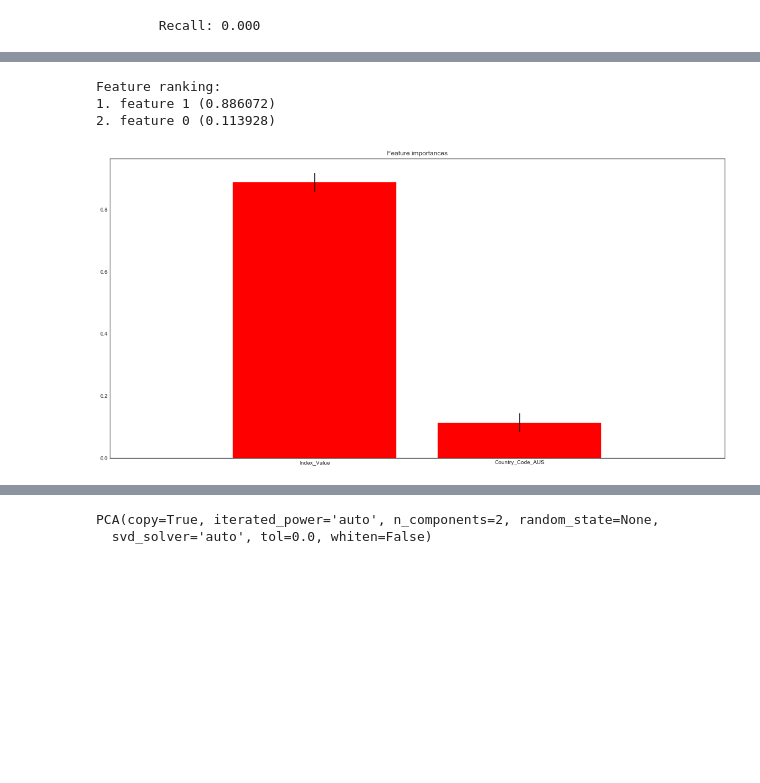
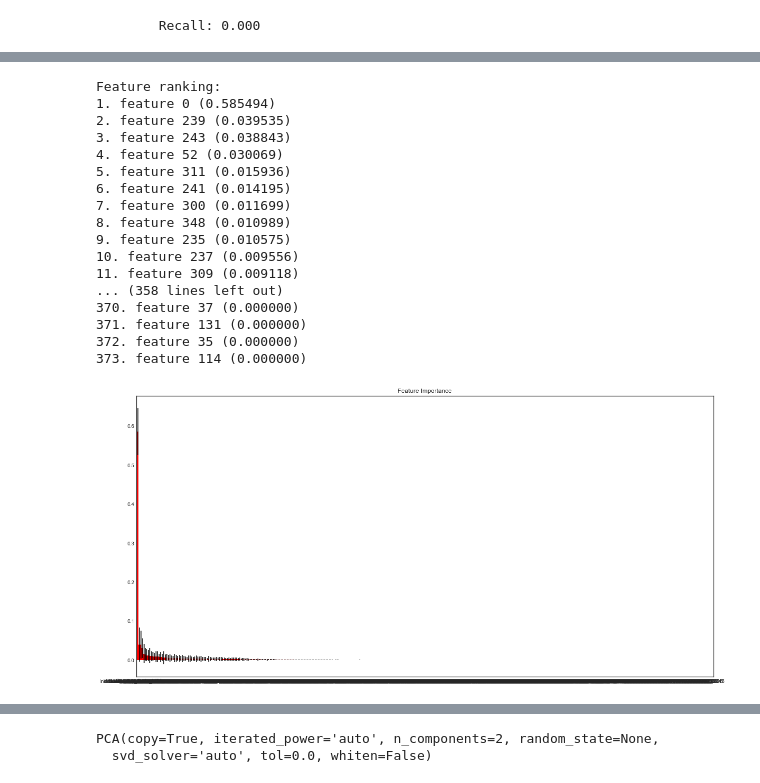
Before and after one commit to milabknowin/Thinkful, a Jupyter notebook: Unsupervised_Learning/Capstone/Global_Fertility_Final_Capstone.ipynb, the cells around one changed output, grey strips where cells are left out. Saved outputs shown, nothing was run; the diff lists cells and outputs as text; code cells hidden in the pictures; blank space fills up the shorter version.

```diff
--- a/Unsupervised_Learning/Capstone/Global_Fertility_Final_Capstone.ipynb
+++ b/Unsupervised_Learning/Capstone/Global_Fertility_Final_Capstone.ipynb
@@ -694,0 +929,4 @@ print("\tRecall: %1.3f" % recall_score(y_test, y_pred))
+# %%
+# get dummies for the US
+
+features_us = pd.get_dummies(us[['Country_Code', 'Indicator_Code', 'Year', 'Index_Value']])
@@ -694,0 +971,14 @@ print("\tRecall: %1.3f" % recall_score(y_test, y_pred))
+# %%
+from sklearn.model_selection import train_test_split
+
+X = features_us.drop(['Indicator_Code_SP.DYN.TFRT.IN'], 1)
+
+y = features_us[('Indicator_Code_SP.DYN.TFRT.IN')]
+
+# Divide into training and test sets
+
+X_train, X_test, y_train, y_test = train_test_split(
+    X,
+    y,
+    test_size=0.3,
+    random_state=42)
@@ -694,0 +1037,5 @@ print("\tRecall: %1.3f" % recall_score(y_test, y_pred))
+# %%
+# xgboost classifier
+
+xgb = XGBClassifier()
+xgb.fit(X_train, y_train)
@@ -695,29 +1124,46 @@ print("\tRecall: %1.3f" % recall_score(y_test, y_pred))
 # %%
-# calculate & plot feature importance for random forest classifier
+# calculate & plot feature importance
 
 importances = rfc.feature_importances_
 std = np.std([tree.feature_importances_ for tree in rfc.estimators_],
              axis=0)
 indices = np.argsort(importances)[::-1]
+
+df_us = pd.DataFrame(importances)
 
 # Print the feature ranking
 print("Feature ranking:")
 
 for f in range(X_train.shape[1]):
     print("%d. feature %d (%f)" % (f + 1, indices[f], importances[indices[f]]))
 
-feature_names = features.columns # e.g. ['A', 'B', 'C', 'D', 'E']
+feature_names = features_us.columns # e.g. ['A', 'B', 'C', 'D', 'E']
 
 # Plot the feature importances of the forest
 plt.figure()
 plt.title("Feature Importance")
 plt.bar(range(X_train.shape[1]), importances[indices],
        color="r", yerr=std[indices], align="center")
+#plt.xticks(range(X_train.shape[1]), indices)
 plt.xticks(range(X_train.shape[1]), feature_names)
 plt.xlim([-1, X_train.shape[1]])
 plt.show()
 # %% [output]
 Feature ranking:
-1. feature 1 (0.886072)
-2. feature 0 (0.113928)
+1. feature 0 (0.585494)
+2. feature 239 (0.039535)
+3. feature 243 (0.038843)
+4. feature 52 (0.030069)
+5. feature 311 (0.015936)
+6. feature 241 (0.014195)
+7. feature 300 (0.011699)
+8. feature 348 (0.010989)
+9. feature 235 (0.010575)
+10. feature 237 (0.009556)
+11. feature 309 (0.009118)
+... (358 lines left out)
+370. feature 37 (0.000000)
+371. feature 131 (0.000000)
+372. feature 35 (0.000000)
+373. feature 114 (0.000000)
-[figure, old version]
+[figure, new version]
```
Also changed, not shown: parts of 223 cells of this notebook.
